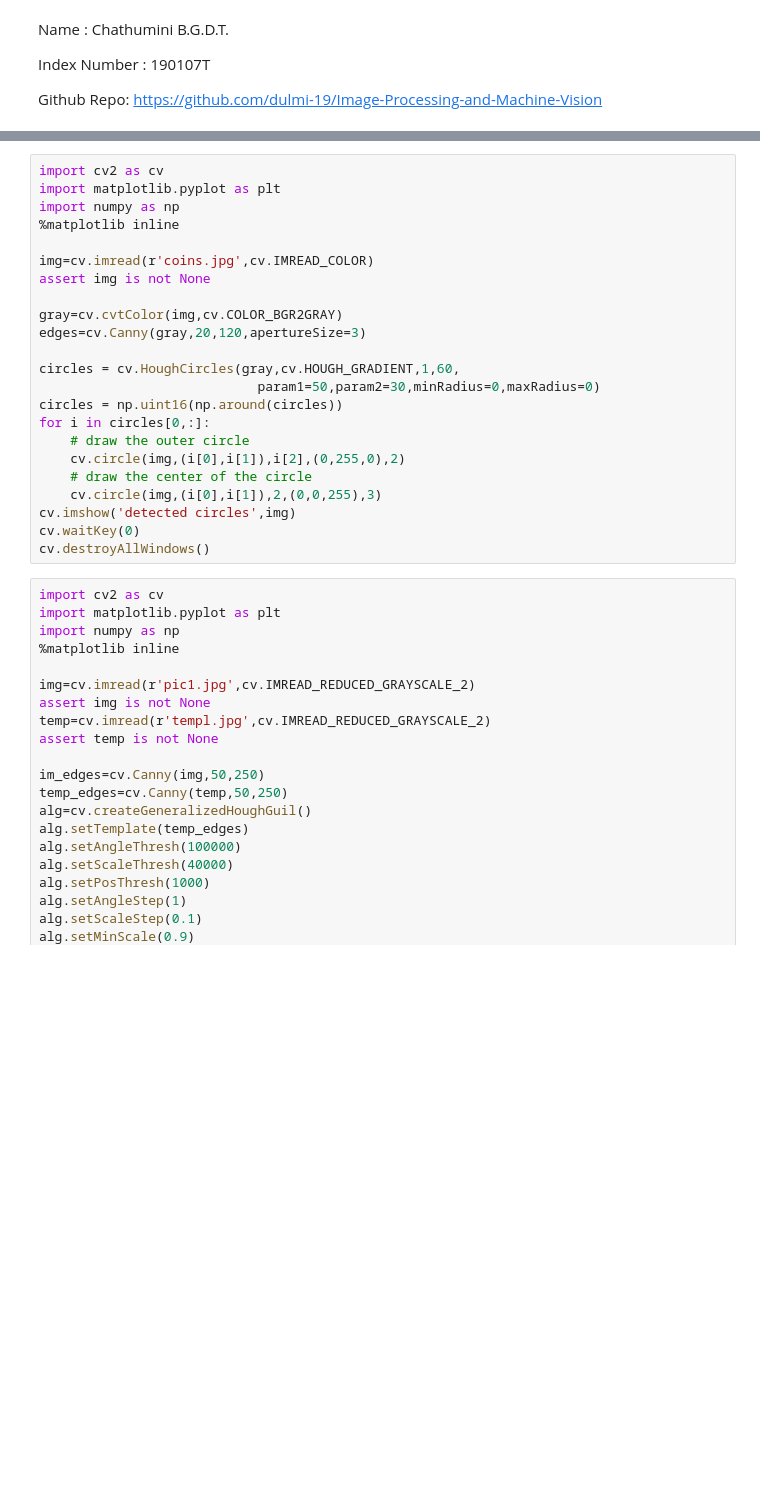
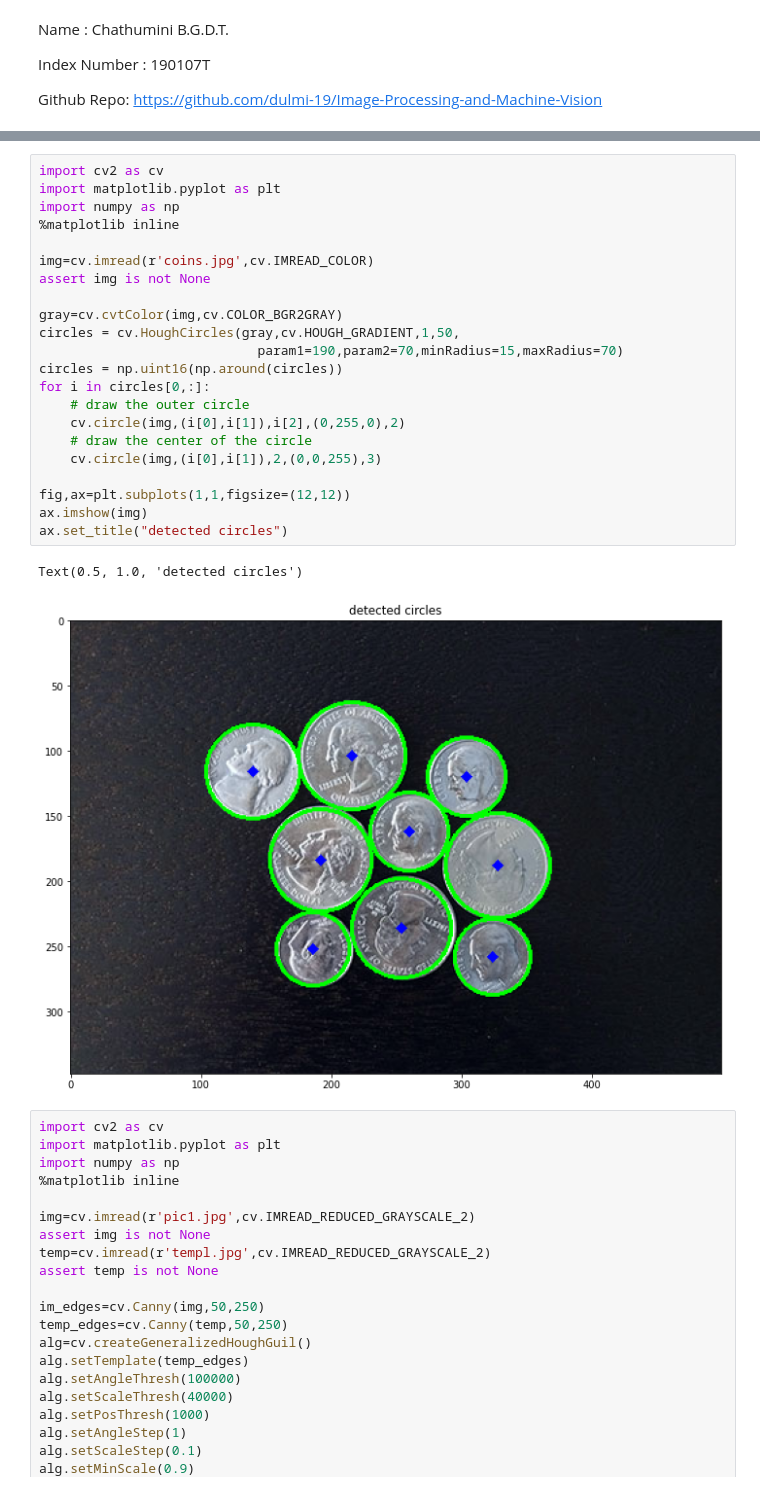
Before and after one commit to dulmi-99/Image-Processing-and-Machine-Vision, a Jupyter notebook: Exercises/Exercise 6/190107T_Exercise_6.ipynb, the cells around one changed output, grey strips where cells are left out. Cells and saved outputs as stored; diff of their text form; blank space fills up the shorter version.

```diff
--- a/Exercises/Exercise 6/190107T_Exercise_6.ipynb
+++ b/Exercises/Exercise 6/190107T_Exercise_6.ipynb
@@ -45,26 +47,28 @@ plt.show()
 # %%
 import cv2 as cv
 import matplotlib.pyplot as plt
 import numpy as np
 %matplotlib inline
 
 img=cv.imread(r'coins.jpg',cv.IMREAD_COLOR)
 assert img is not None
 
 gray=cv.cvtColor(img,cv.COLOR_BGR2GRAY)
-edges=cv.Canny(gray,20,120,apertureSize=3)
-
-circles = cv.HoughCircles(gray,cv.HOUGH_GRADIENT,1,60,
-                            param1=50,param2=30,minRadius=0,maxRadius=0)
+circles = cv.HoughCircles(gray,cv.HOUGH_GRADIENT,1,50,
+                            param1=190,param2=70,minRadius=15,maxRadius=70)
 circles = np.uint16(np.around(circles))
 for i in circles[0,:]:
     # draw the outer circle
     cv.circle(img,(i[0],i[1]),i[2],(0,255,0),2)
     # draw the center of the circle
     cv.circle(img,(i[0],i[1]),2,(0,0,255),3)
-cv.imshow('detected circles',img)
-cv.waitKey(0)
-cv.destroyAllWindows()
+
+fig,ax=plt.subplots(1,1,figsize=(12,12))
+ax.imshow(img)
+ax.set_title("detected circles")
+# %% [output]
+Text(0.5, 1.0, 'detected circles')
+[figure, added]
 # %%
 import cv2 as cv
 import matplotlib.pyplot as plt
```
Also changed, not shown: parts of 3 cells of this notebook.
